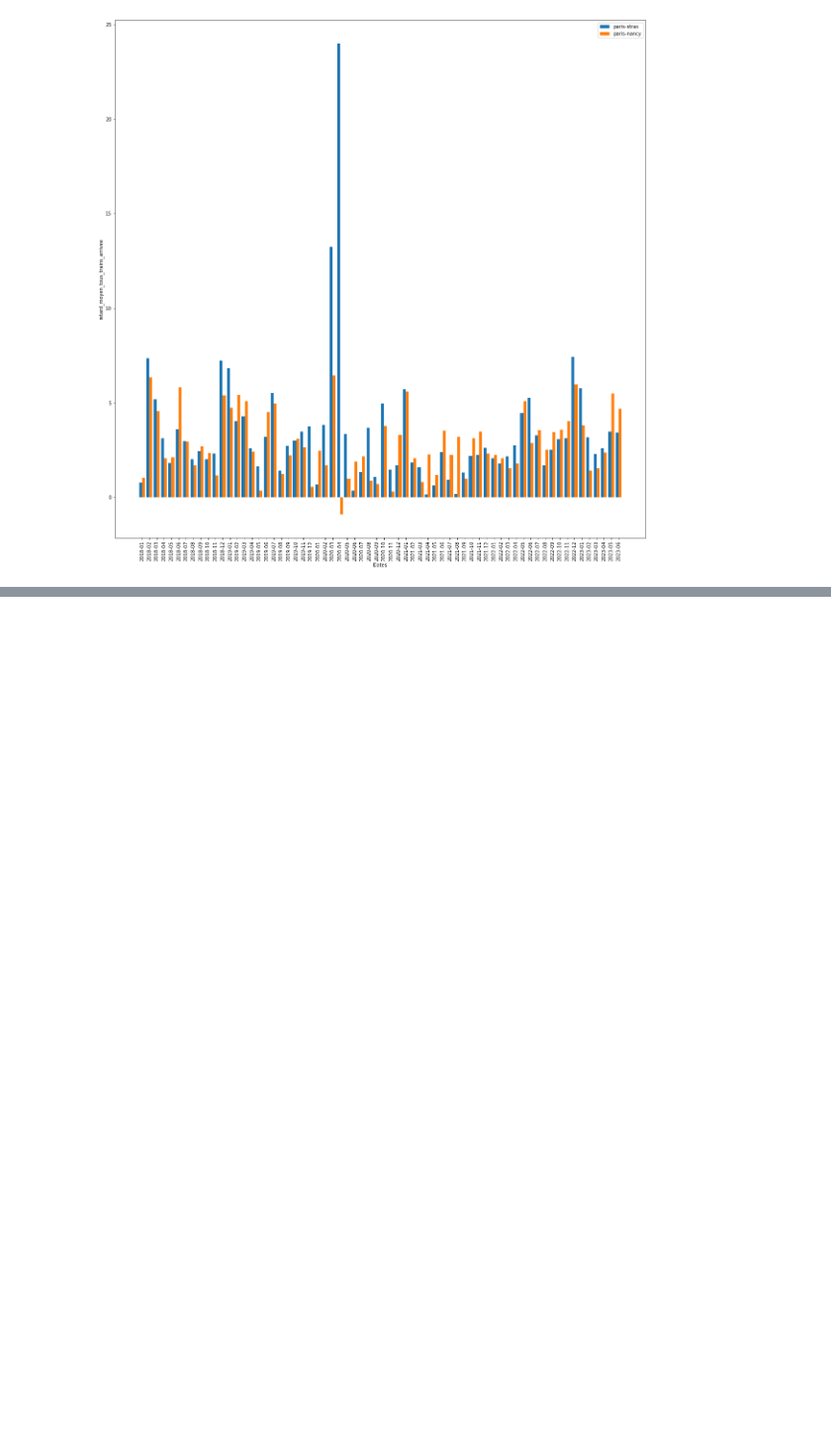
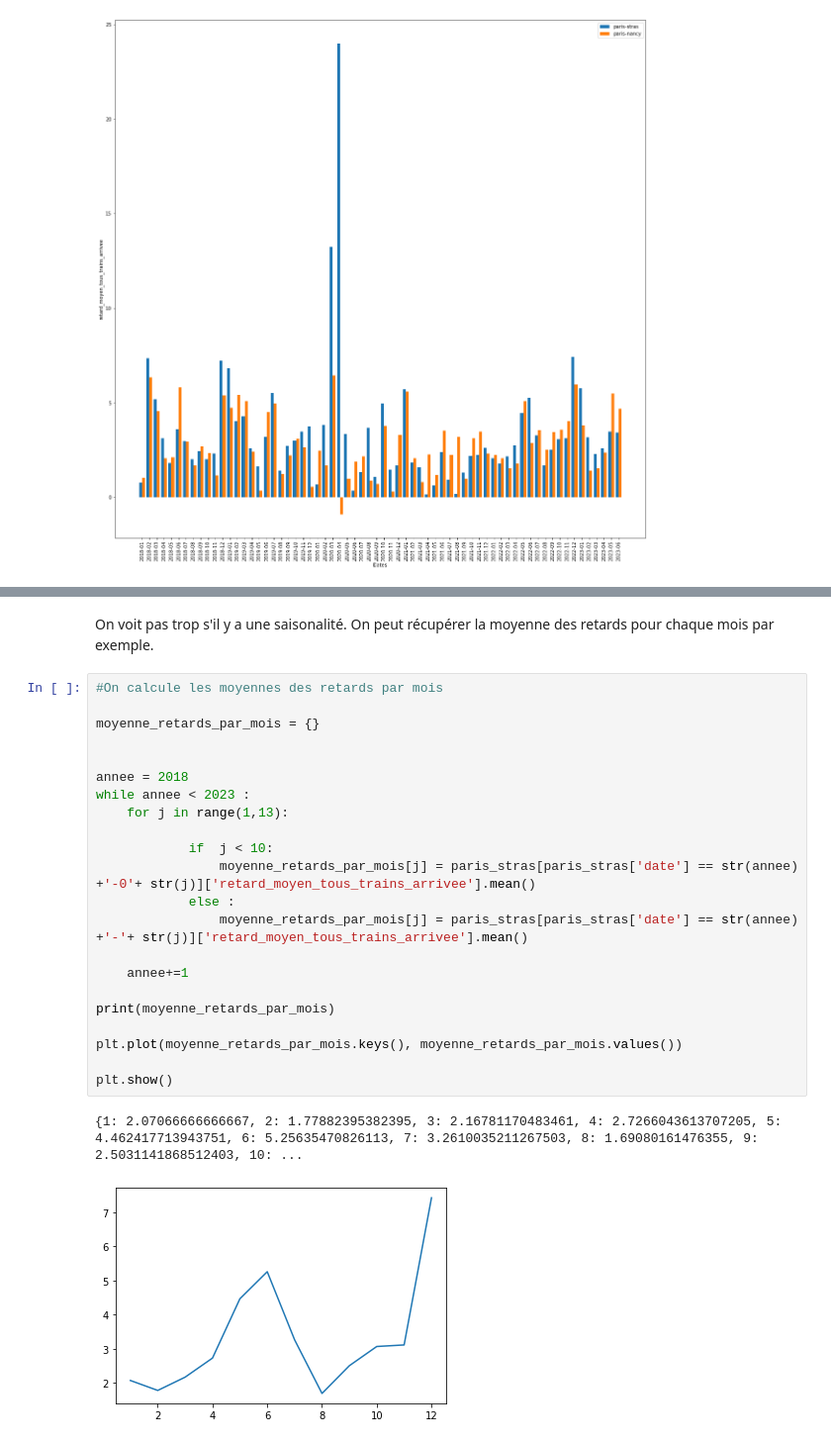
Before and after one commit to AxelV-hub/machine-learning-sncf-delay-estimation, a Jupyter notebook: Arno/tests_donnée.ipynb, the cells around one changed output, grey strips where cells are left out. Shown at 99% size. Saved outputs shown, nothing was run; the diff lists cells and outputs as text; blank space fills up the shorter version.

```diff
--- a/Arno/tests_donnée.ipynb
+++ b/Arno/tests_donnée.ipynb
@@ -165,0 +149,27 @@ On
+# %% [markdown]
+On voit pas trop s'il y a une saisonalité. On peut récupérer la moyenne des retards pour chaque mois par exemple.
+# %%
+#On calcule les moyennes des retards par mois
+
+moyenne_retards_par_mois = {}
+
+
+annee = 2018
+while annee < 2023 :
+    for j in range(1,13):
+
+            if  j < 10:
+                moyenne_retards_par_mois[j] = paris_stras[paris_stras['date'] == str(annee) +'-0'+ str(j)]['retard_moyen_tous_trains_arrivee'].mean()
+            else :
+                moyenne_retards_par_mois[j] = paris_stras[paris_stras['date'] == str(annee) +'-'+ str(j)]['retard_moyen_tous_trains_arrivee'].mean()
+
+    annee+=1
+
+print(moyenne_retards_par_mois)
+
+plt.plot(moyenne_retards_par_mois.keys(), moyenne_retards_par_mois.values())
+
+plt.show()
+# %% [output]
+{1: 2.07066666666667, 2: 1.77882395382395, 3: 2.16781170483461, 4: 2.7266043613707205, 5: 4.462417713943751, 6: 5.25635470826113, 7: 3.2610035211267503, 8: 1.69080161476355, 9: 2.5031141868512403, 10: ...
+[figure, added]
```
Also changed, not shown: parts of 14 cells of this notebook.
